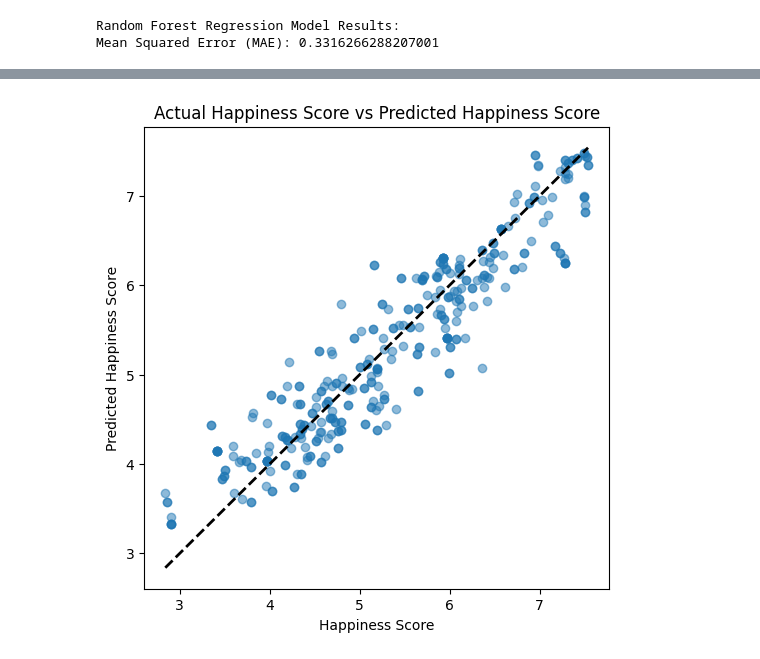
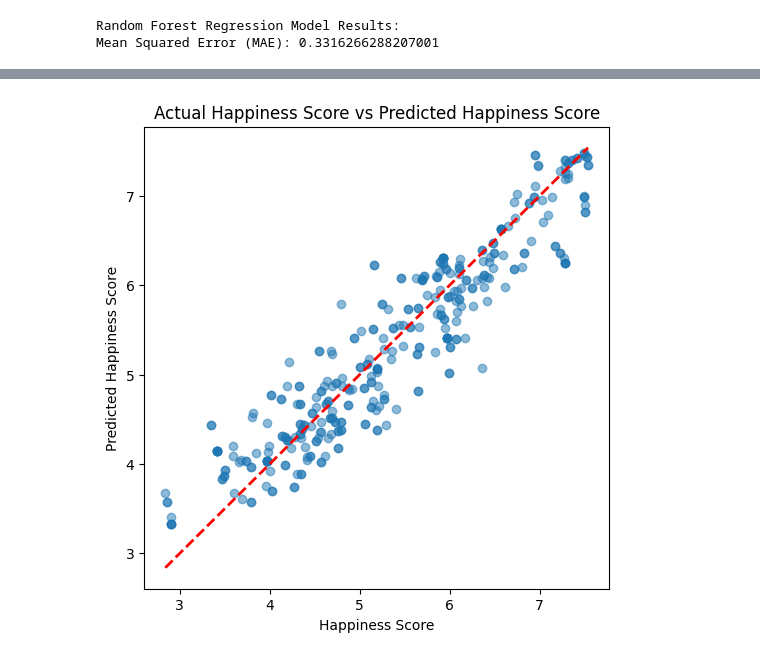
Before and after one commit to mdlangeles/ML_and_Data_Streaming_with_Kafka_WORKSHOP3, a Jupyter notebook: Notebooks/metric.ipynb, the cells around one changed output, grey strips where cells are left out. Cells and saved outputs as stored; diff of their text form; code cells hidden in the pictures.

```diff
--- a/Notebooks/metric.ipynb
+++ b/Notebooks/metric.ipynb
@@ -69,11 +74,15 @@ This can be confirmed through the following graph:
 # %%
 plt.figure(figsize=(6, 6))
+
 plt.scatter(y_test, y_pred, alpha=0.5)
+
 plt.xlabel("Happiness Score")
 plt.ylabel("Predicted Happiness Score")
+
 plt.title("Actual Happiness Score vs Predicted Happiness Score")
-plt.plot([y_test.min(), y_test.max()], [y_test.min(), y_test.max()], 'k--', lw=2)  #tto graph the black dashed line
+
+plt.plot([y_test.min(), y_test.max()], [y_test.min(), y_test.max()], 'r--', lw=2)
 
 plt.show()
 # %% [output]
-[figure, old version]
+[figure, new version]
```
Also changed, not shown: parts of 6 cells of this notebook, 6 other files.
